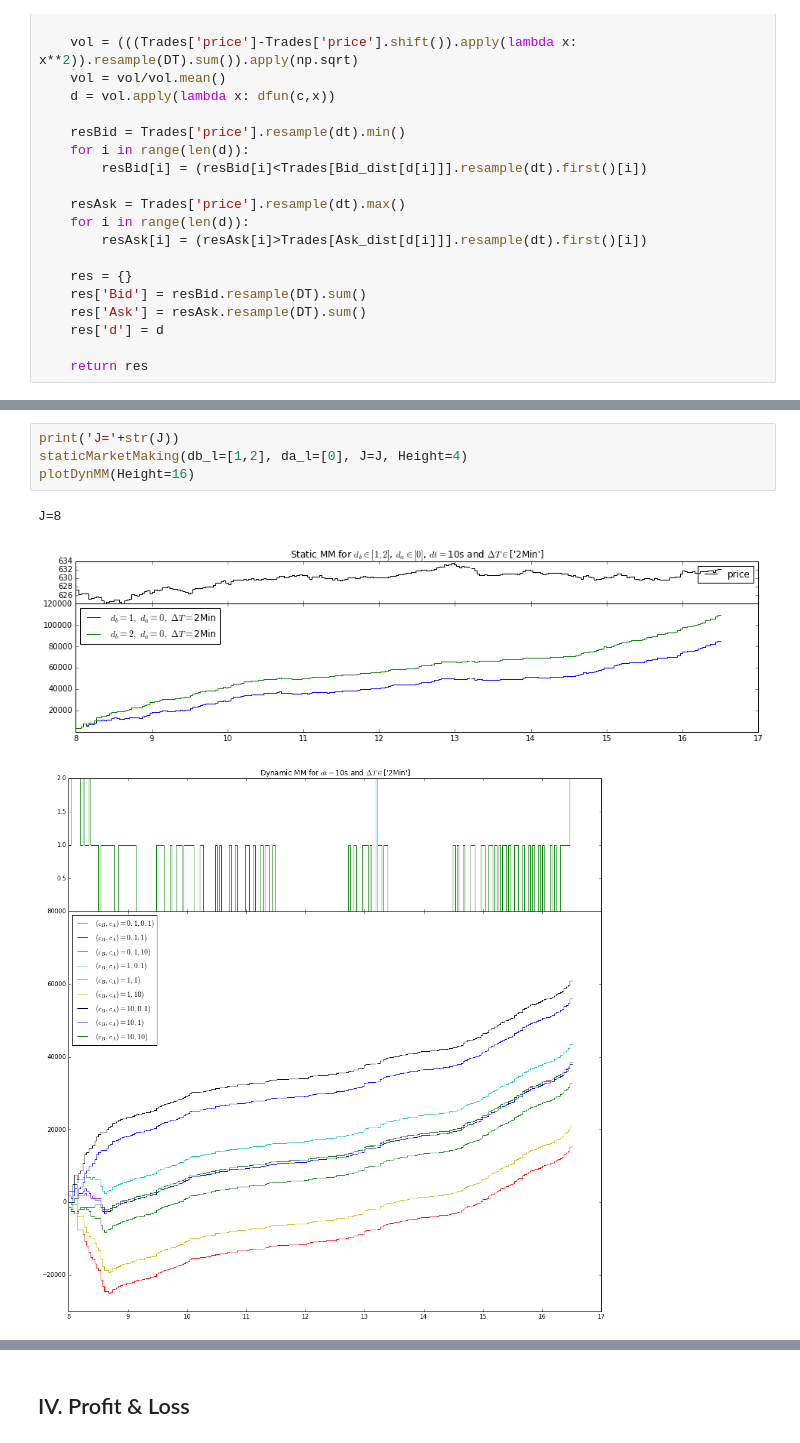
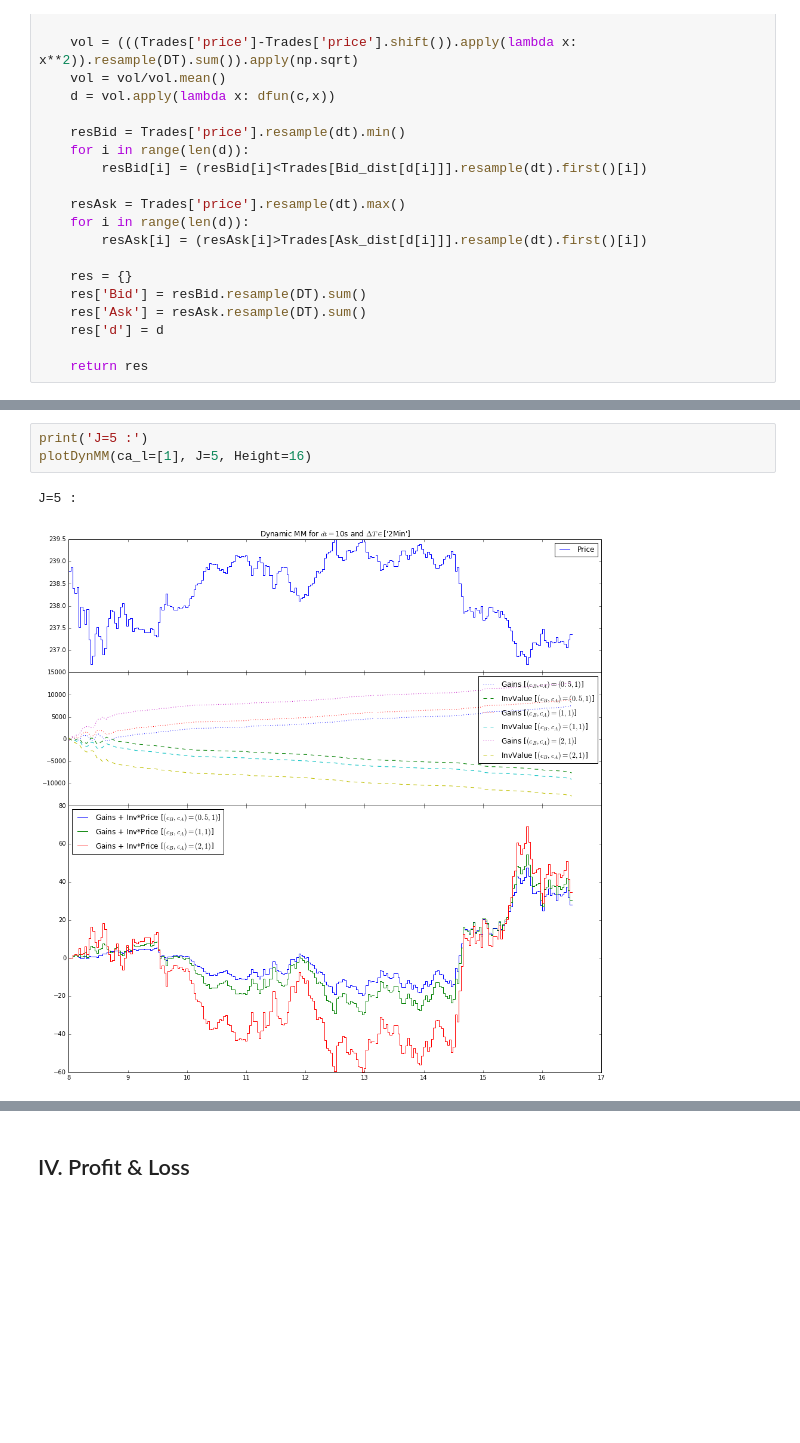
Before and after one commit to m-legrand/TD_Laruelle, a Jupyter notebook: Seance4/TP4.ipynb, the cells around one changed output, grey strips where cells are left out. Cells and saved outputs as stored; diff of their text form; blank space fills up the shorter version.

```diff
--- a/Seance4/TP4.ipynb
+++ b/Seance4/TP4.ipynb
@@ -555,13 +561,11 @@ def plotDynMM(cb_l = [10**i for i in range(-1,2)], ca_l = [10**i for i in range(
 
     plt.show()
-# %%
-print('J='+str(J))
-staticMarketMaking(db_l=[1,2], da_l=[0], J=J, Height=4)
-plotDynMM(Height=16)
-# %% [output]
-J=8
-[figure, removed]
-[figure, removed]
+# %%
+print('J=5 :')
+plotDynMM(ca_l=[1], J=5, Height=16)
+# %% [output]
+J=5 :
+[figure, added]
 # %%
 # Résultats sur les différentes données :
 for J in range(1,10):
```
Also changed, not shown: parts of 13 cells of this notebook.
